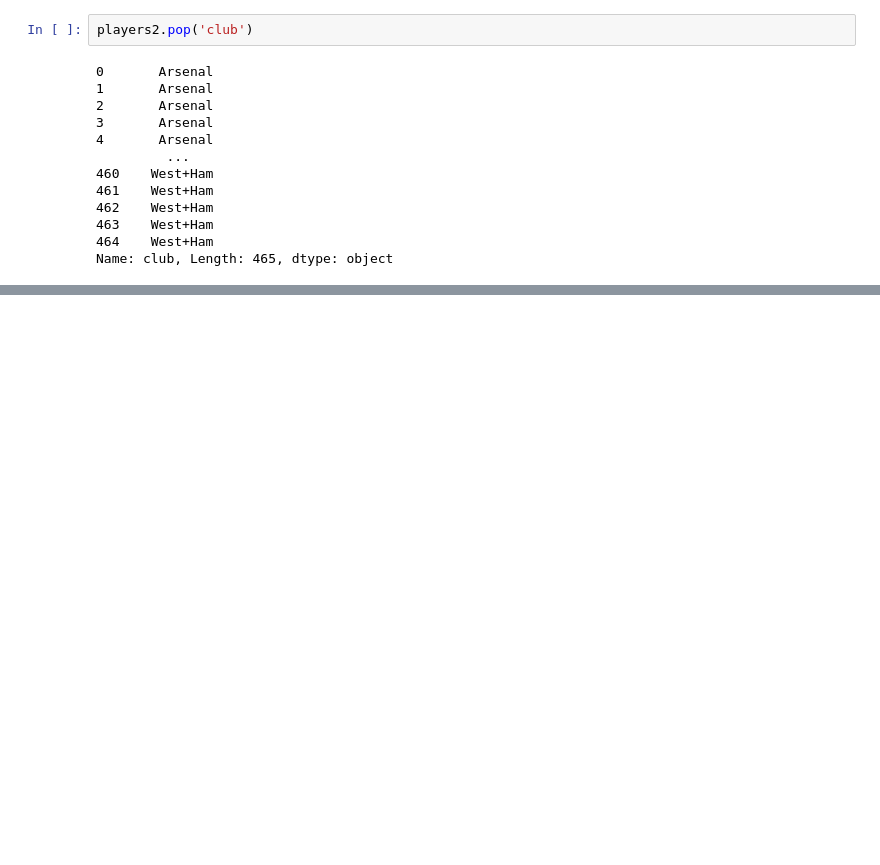
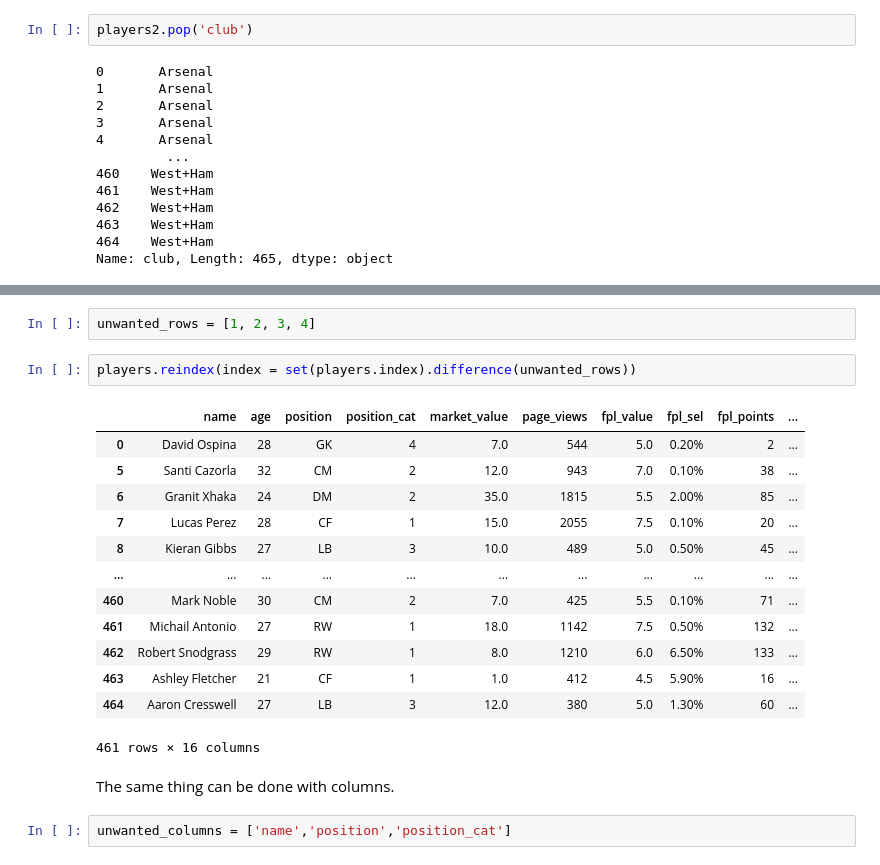
Before and after one commit to jgabunilas/pandas-bootcamp, a Jupyter notebook: Section5_DataFrames_in_Depth/Section5_DataFrames_in_Depth.ipynb, the cells around one changed output, grey strips where cells are left out. Saved outputs shown, nothing was run; the diff lists cells and outputs as text; blank space fills up the shorter version.

```diff
--- a/Section5_DataFrames_in_Depth/Section5_DataFrames_in_Depth.ipynb
+++ b/Section5_DataFrames_in_Depth/Section5_DataFrames_in_Depth.ipynb
@@ -1515,0 +1554,22 @@ Name: club, Length: 465, dtype: object
+# %%
+unwanted_rows = [1, 2, 3, 4]
+# %%
+players.reindex(index = set(players.index).difference(unwanted_rows))
+# %% [output]
+|  | name | age | position | position_cat | market_value | page_views | fpl_value | fpl_sel | fpl_points | ... |
+| 0 | David Ospina | 28 | GK | 4 | 7.0 | 544 | 5.0 | 0.20% | 2 | ... |
+| 5 | Santi Cazorla | 32 | CM | 2 | 12.0 | 943 | 7.0 | 0.10% | 38 | ... |
+| 6 | Granit Xhaka | 24 | DM | 2 | 35.0 | 1815 | 5.5 | 2.00% | 85 | ... |
+| 7 | Lucas Perez | 28 | CF | 1 | 15.0 | 2055 | 7.5 | 0.10% | 20 | ... |
+| 8 | Kieran Gibbs | 27 | LB | 3 | 10.0 | 489 | 5.0 | 0.50% | 45 | ... |
+| ... | ... | ... | ... | ... | ... | ... | ... | ... | ... | ... |
+| 460 | Mark Noble | 30 | CM | 2 | 7.0 | 425 | 5.5 | 0.10% | 71 | ... |
+| 461 | Michail Antonio | 27 | RW | 1 | 18.0 | 1142 | 7.5 | 0.50% | 132 | ... |
+| 462 | Robert Snodgrass | 29 | RW | 1 | 8.0 | 1210 | 6.0 | 6.50% | 133 | ... |
+| 463 | Ashley Fletcher | 21 | CF | 1 | 1.0 | 412 | 4.5 | 5.90% | 16 | ... |
+| 464 | Aaron Cresswell | 27 | LB | 3 | 12.0 | 380 | 5.0 | 1.30% | 60 | ... |
+461 rows × 16 columns
+# %% [markdown]
+The same thing can be done with columns.
+# %%
+unwanted_columns = ['name','position','position_cat']
```
Also changed, not shown: parts of 7 cells of this notebook.
